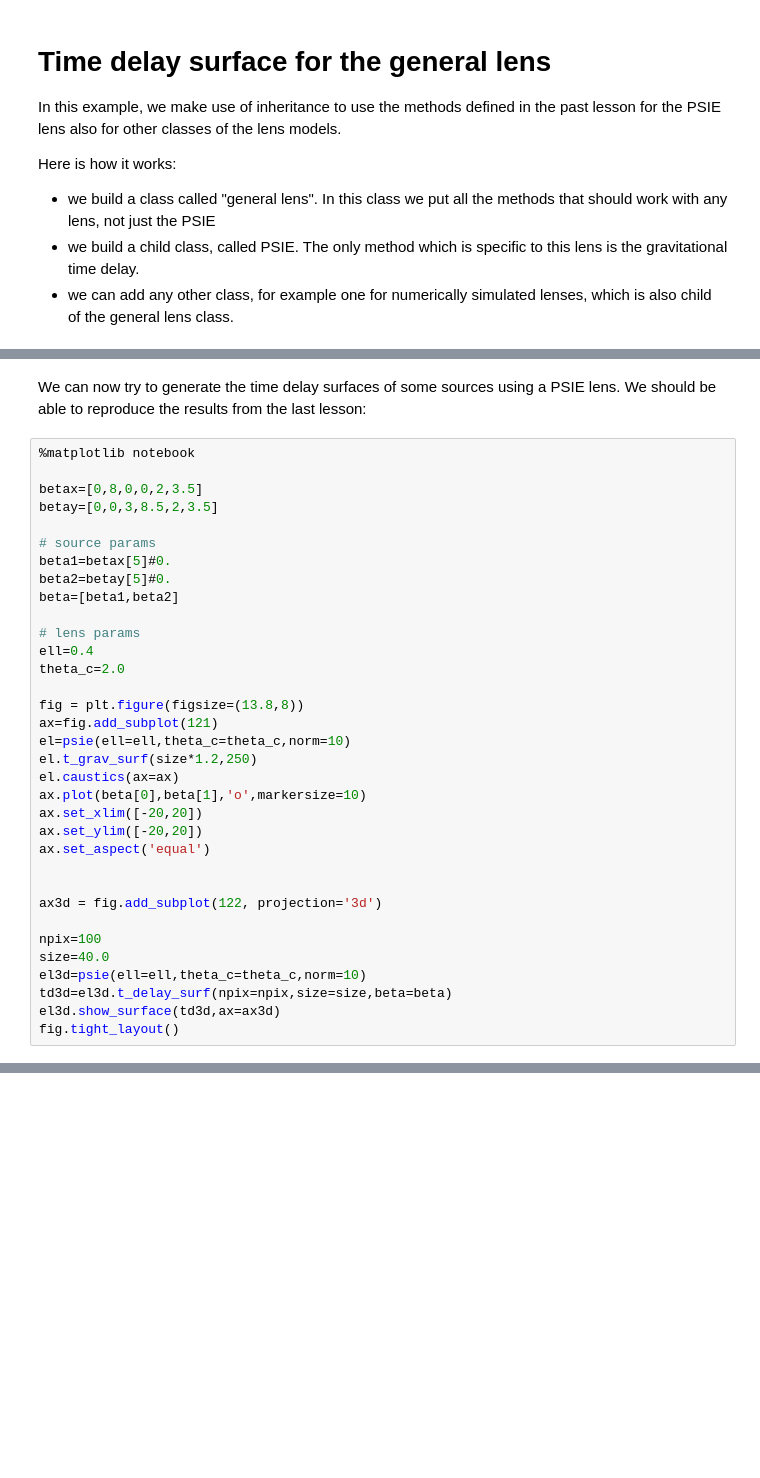
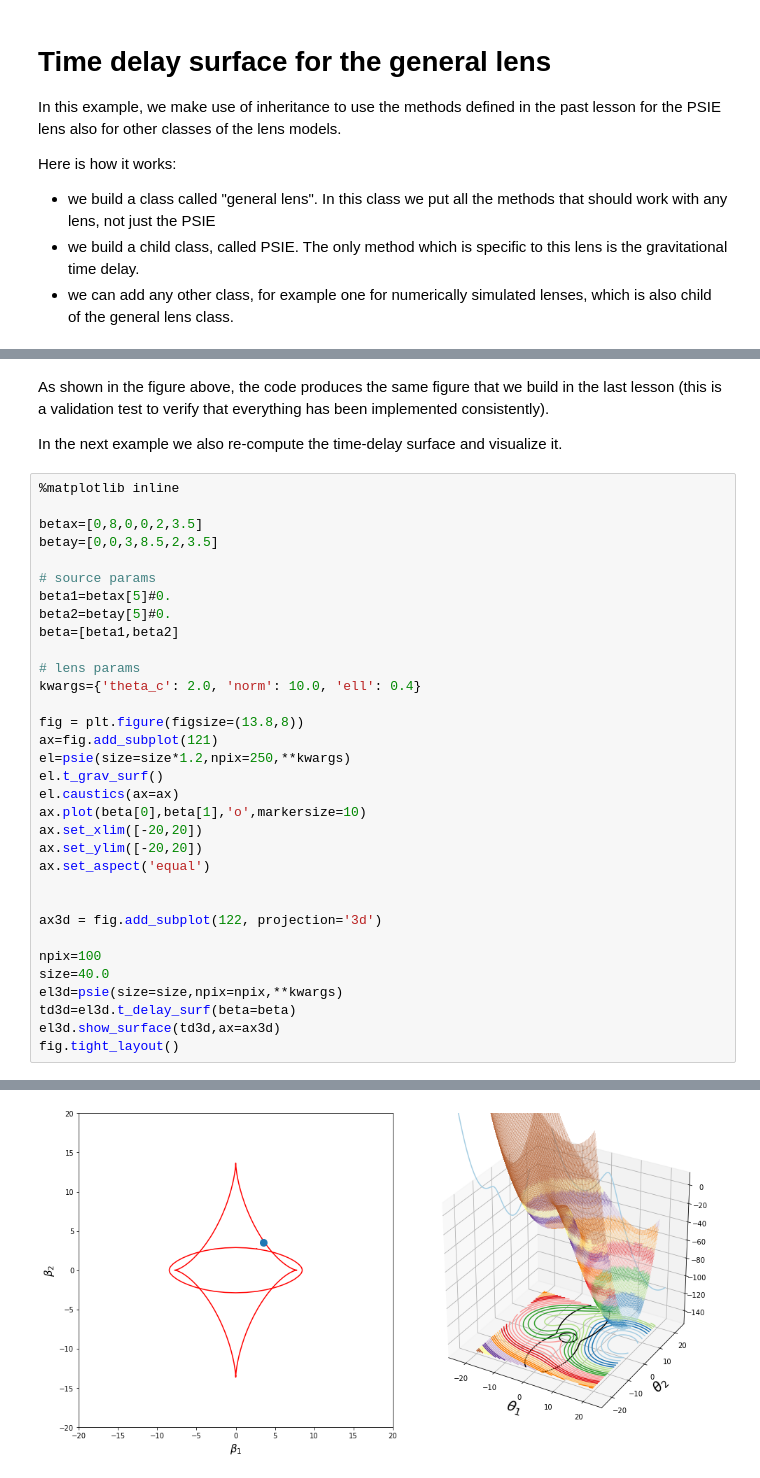
Before and after one commit to maxmen/LensingLectures, a Jupyter notebook: Notebooks/9_2018.ipynb, the cells around one changed output, grey strips where cells are left out. Saved outputs shown, nothing was run; the diff lists cells and outputs as text; blank space fills up the shorter version.

Commit message:
Changed notebook 7_2018; added notebook 9_2018

```diff
--- a/Notebooks/9_2018.ipynb
+++ b/Notebooks/9_2018.ipynb
@@ -339,7 +376,9 @@ for i, txt in enumerate(labels):
-# %% [markdown]
-We can now try to generate the time delay surfaces of some sources using a PSIE lens. We should be able to reproduce the results from the last lesson:
+# %% [markdown]
+As shown in the figure above, the code produces the same figure that we build in the last lesson (this is a validation test to verify that everything has been implemented consistently).
+
+In the next example we also re-compute the time-delay surface and visualize it.
 # %%
-%matplotlib notebook
+%matplotlib inline
 
 betax=[0,8,0,0,2,3.5]
 betay=[0,0,3,8.5,2,3.5]
@@ -350,13 +389,12 @@ beta2=betay[5]#0.
 beta=[beta1,beta2]
 
 # lens params
-ell=0.4
-theta_c=2.0
+kwargs={'theta_c': 2.0, 'norm': 10.0, 'ell': 0.4}
 
 fig = plt.figure(figsize=(13.8,8))
 ax=fig.add_subplot(121)
-el=psie(ell=ell,theta_c=theta_c,norm=10)
-el.t_grav_surf(size*1.2,250)
+el=psie(size=size*1.2,npix=250,**kwargs)
+el.t_grav_surf()
 el.caustics(ax=ax)
 ax.plot(beta[0],beta[1],'o',markersize=10)
 ax.set_xlim([-20,20])
@@ -368,8 +406,8 @@ ax3d = fig.add_subplot(122, projection='3d')
 
 npix=100
 size=40.0
-el3d=psie(ell=ell,theta_c=theta_c,norm=10)
-td3d=el3d.t_delay_surf(npix=npix,size=size,beta=beta)
+el3d=psie(size=size,npix=npix,**kwargs)
+td3d=el3d.t_delay_surf(beta=beta)
 el3d.show_surface(td3d,ax=ax3d)
 fig.tight_layout()
 # %% [output]
@@ -377,0 +414 @@ fig.tight_layout()
+[figure, added]
```
Also changed, not shown: parts of 12 cells of this notebook.
